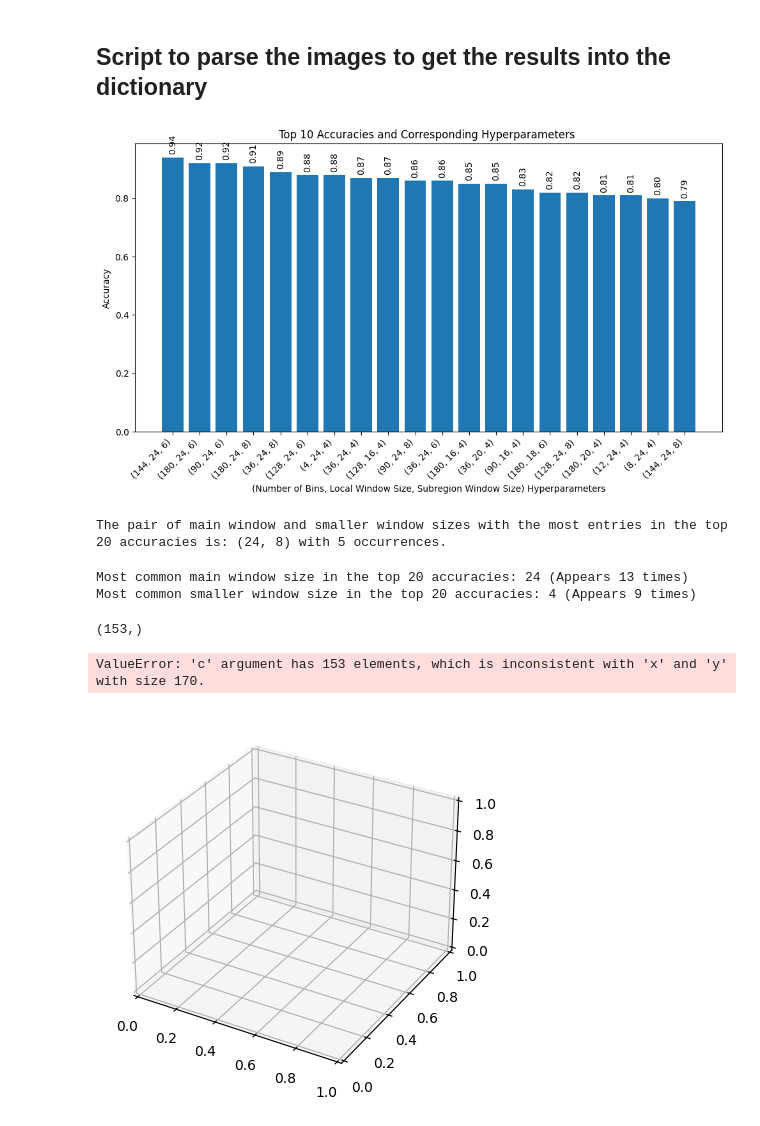
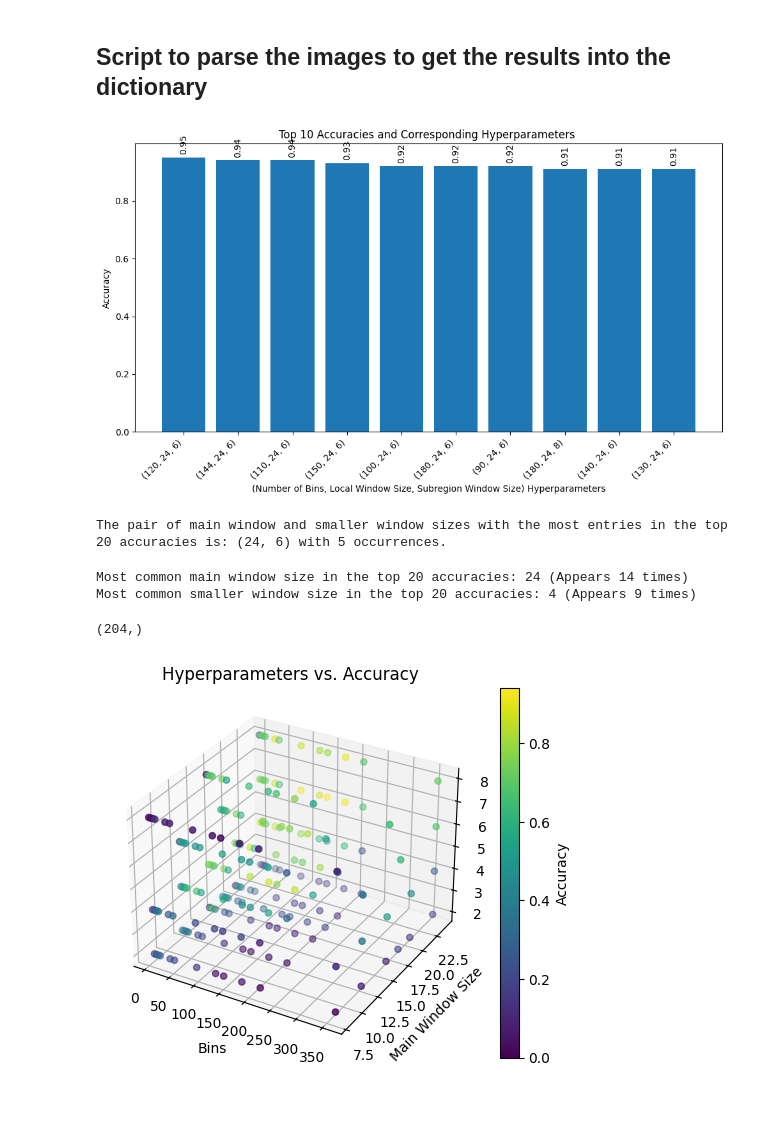
Before and after one commit to SethPavlicekGradStudent/CS659-Project, a Jupyter notebook: analysis.ipynb, the cells around one changed output. Drawn from its saved outputs; the diff is of its cells as text; code cells hidden in the pictures.

Commit message:
more eval images

```diff
--- a/analysis.ipynb
+++ b/analysis.ipynb
@@ -41,35 +41,35 @@ for bin_val, main_dict in filtered_results.items():
         for small_win, accuracy in small_dict.items():
             # if (accuracy > 0.75):
                 bins.append(bin_val)
                 main_windows.append(main_win)
                 small_windows.append(small_win)
                 accuracies.append(accuracy)
 
 # Zip hyperparameters and accuracies together
 hyperparameters_accuracies = list(zip(bins, main_windows, small_windows, accuracies))
 
 # Sort by accuracy in descending order
 hyperparameters_accuracies.sort(key=lambda x: x[3], reverse=True)
-hyperparameters_accuracies = hyperparameters_accuracies[0:20]
+hyperparameters_accuracies = hyperparameters_accuracies[0:10]
 # Unzip sorted hyperparameters and accuracies
 bins_sorted, main_windows_sorted, small_windows_sorted, accuracies_sorted = zip(*hyperparameters_accuracies)
 
 # Create bar chart with sorted data
 fig, ax = plt.subplots(figsize=(10, 6))
 bars = ax.bar(range(len(accuracies_sorted)), accuracies_sorted, tick_label=[f"({b}, {m}, {s})" for b, m, s in zip(bins_sorted, main_windows_sorted, small_windows_sorted)])
 ax.set_xlabel('(Number of Bins, Local Window Size, Subregion Window Size) Hyperparameters')
 ax.set_ylabel('Accuracy')
 ax.set_title('Top 10 Accuracies and Corresponding Hyperparameters ')
 plt.xticks(rotation=45, ha='right')
 
 # Annotate each bar with its accuracy value
 for bar, accuracy in zip(bars, accuracies_sorted):
     ax.text(bar.get_x() + bar.get_width() / 2, bar.get_height() + 0.01, f'{accuracy:.2f}', ha='center', va='bottom', rotation='vertical')
 
 plt.tight_layout()
 plt.show()
 # %% [output]
-[figure, old version]
+[figure, new version]
 # %%
 # Extract top 20 accuracy values along with their corresponding main window and smaller window sizes
 top_20_hyperparameters_accuracies = sorted(hyperparameters_accuracies, key=lambda x: x[3], reverse=True)[:20]
@@ -89,7 +89,7 @@ count = window_size_counts[most_common_pair]
 
 print(f"The pair of main window and smaller window sizes with the most entries in the top 20 accuracies is: {most_common_pair} with {count} occurrences.")
 # %% [output]
-The pair of main window and smaller window sizes with the most entries in the top 20 accuracies is: (24, 8) with 5 occurrences.
+The pair of main window and smaller window sizes with the most entries in the top 20 accuracies is: (24, 6) with 5 occurrences.
 # %%
 from collections import Counter
 
@@ -114,7 +114,7 @@ most_common_small_window_count = small_window_counts.most_common(1)[0][1]
 
 print(f"Most common smaller window size in the top 20 accuracies: {most_common_small_window} (Appears {most_common_small_window_count} times)")
 # %% [output]
-Most common main window size in the top 20 accuracies: 24 (Appears 13 times)
+Most common main window size in the top 20 accuracies: 24 (Appears 14 times)
 Most common smaller window size in the top 20 accuracies: 4 (Appears 9 times)
 # %%
 import matplotlib.pyplot as plt
@@ -157,9 +157,8 @@ cbar.set_label('Accuracy')
 # Show the plot
 plt.show()
 # %% [output]
-(153,)
+(204,)
-ValueError: 'c' argument has 153 elements, which is inconsistent with 'x' and 'y' with size 170.
-[figure, old version]
+[figure, new version]
 # %%
 import matplotlib.pyplot as plt
 from mpl_toolkits.mplot3d import Axes3D
```
Also changed, not shown: parts of 1 cell of this notebook, 25 other files.
